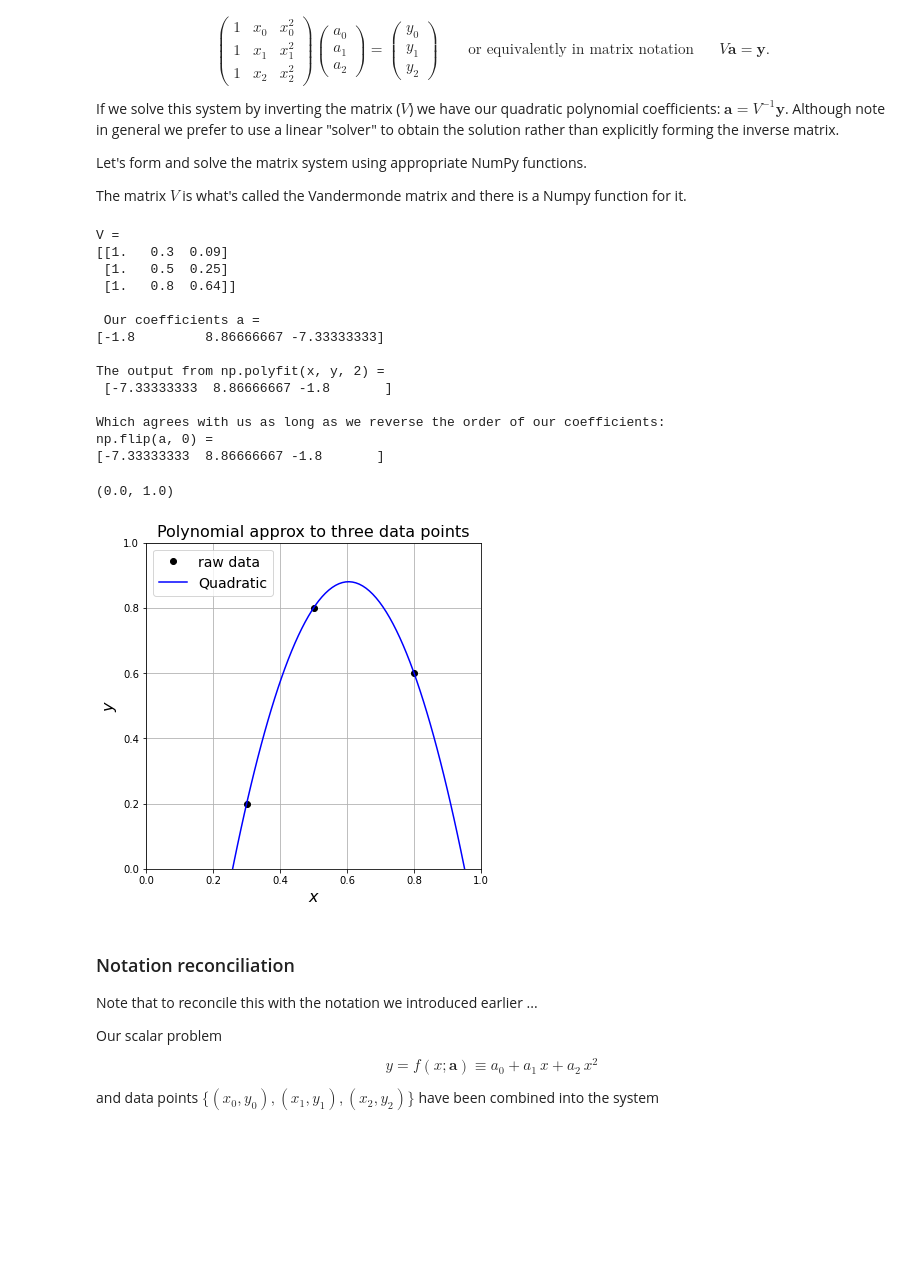
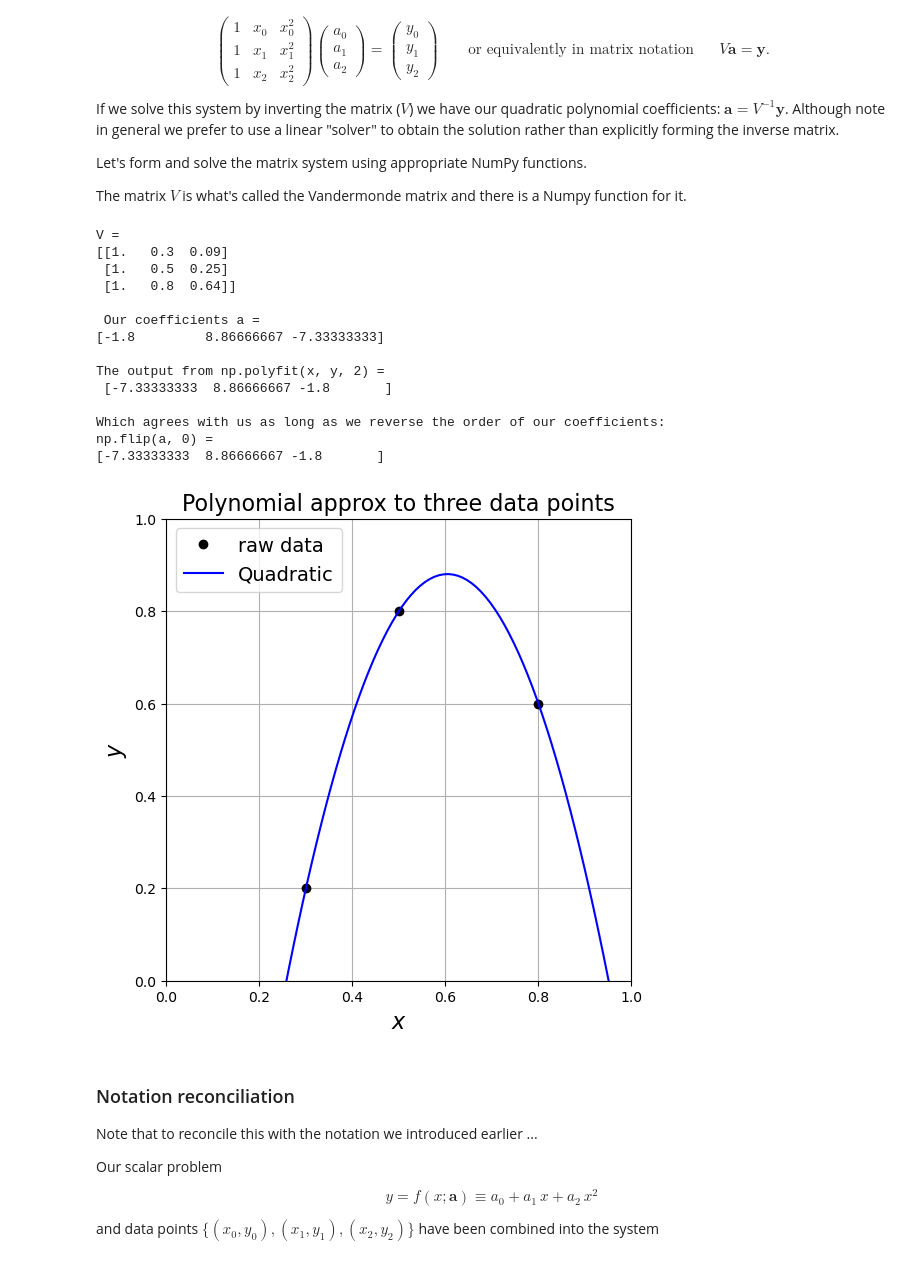
Before and after one commit to dt-17/Geophysical-inversion-undergraduate, a Jupyter notebook: lectures/L1/L1.ipynb, the cells around one changed output. Drawn from its saved outputs; the diff is of its cells as text; code cells hidden in the pictures; blank space fills up the shorter version.

Commit message:
Update L1.ipynb
added 'fig' to the end of each plotting cell, these figures weren't showing for some reason

```diff
--- a/lectures/L1/L1.ipynb
+++ b/lectures/L1/L1.ipynb
@@ -981,35 +982,35 @@ print('\nWhich agrees with us as long as we reverse the order of our coefficient
 print('np.flip(a, 0) = \n{}'.format(np.flip(a, 0)))
 
 # the p2 here is a function so evaluate it at our x locations
 y = p2(x)
 
 # and plot
 ax1.plot(x, y, 'b', label='Quadratic')
 
 # add a figure title
 ax1.set_title('Polynomial approx to three data points', fontsize=16)
 # Add a legend
 ax1.legend(loc='best', fontsize=14)
 # set bounds
 ax1.set_xlim(0, 1)
 ax1.set_ylim(0, 1)
+fig
 # %% [output]
 V =
 [[1.   0.3  0.09]
  [1.   0.5  0.25]
  [1.   0.8  0.64]]
 
  Our coefficients a =
 [-1.8         8.86666667 -7.33333333]
 
 The output from np.polyfit(x, y, 2) =
  [-7.33333333  8.86666667 -1.8       ]
 
 Which agrees with us as long as we reverse the order of our coefficients:
 np.flip(a, 0) =
 [-7.33333333  8.86666667 -1.8       ]
-(0.0, 1.0)
-[figure, old version]
+[figure, new version]
 # %% [markdown]
 ### Notation reconciliation
 
```
Also changed, not shown: parts of 4 cells of this notebook.
